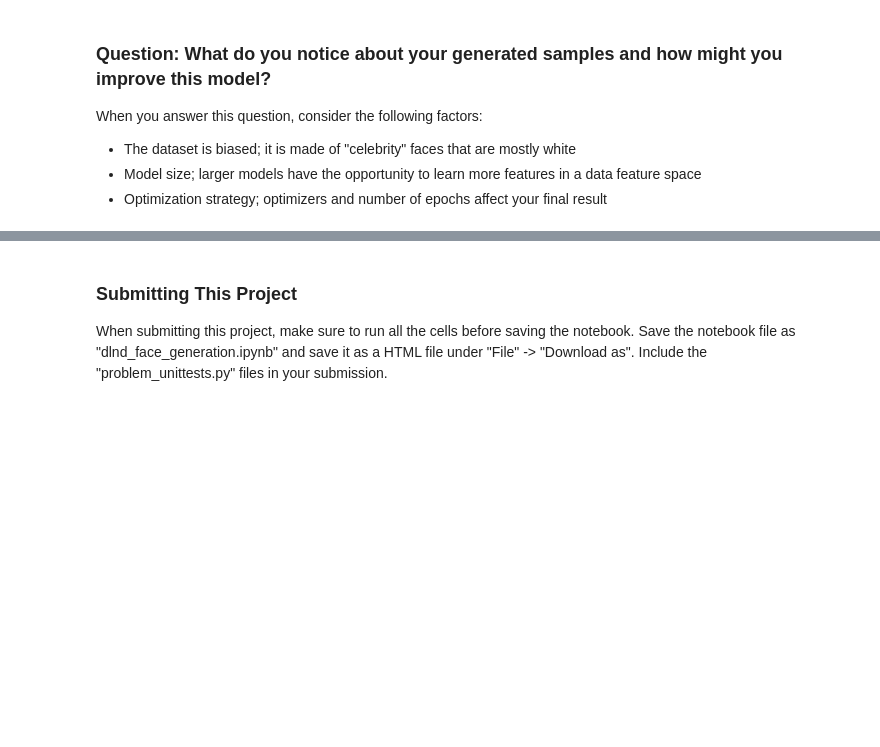
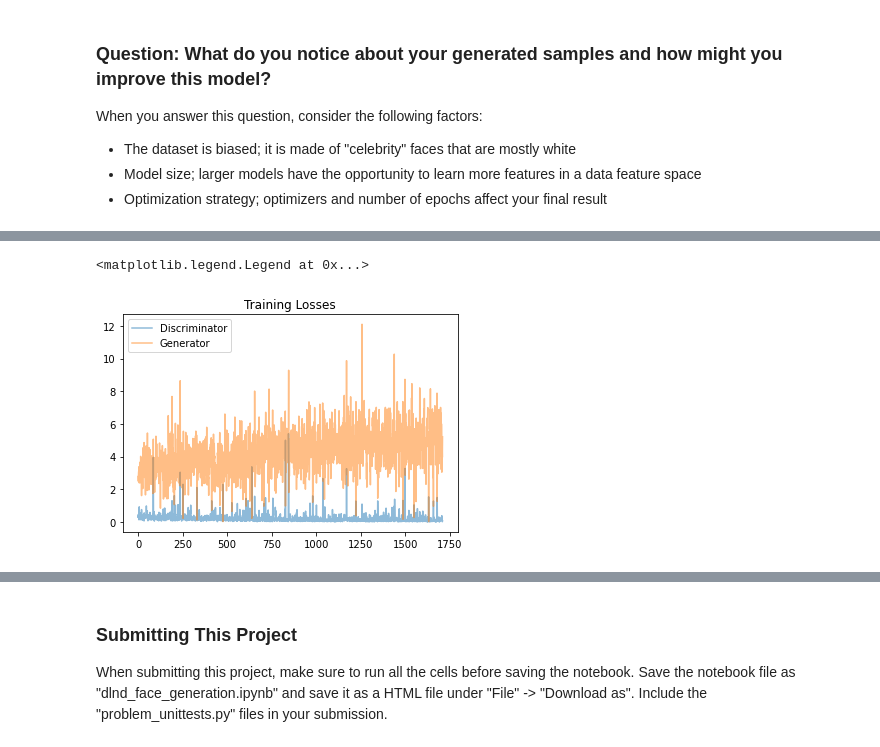
Before and after one commit to aceveggie/deep-learning-v2-pytorch, a Jupyter notebook: project-face-generation/dlnd_face_generation.ipynb, the cells around one changed output, grey strips where cells are left out. Saved outputs shown, nothing was run; the diff lists cells and outputs as text; code cells hidden in the pictures; blank space fills up the shorter version.

Commit message:
finished implementation of gans including generator, discriminator, training, results

```diff
--- a/project-face-generation/dlnd_face_generation.ipynb
+++ b/project-face-generation/dlnd_face_generation.ipynb
@@ -169,7 +167,7 @@ import torch.nn.functional as F
 def convolution(inputs, outputs, k_size=4, stride=2, padding=1, batch_norm=True):
     layers = []
     layers.append(
-        nn.Conv2d(inputs, outputs, kernel_size=k_size, stride=stride, padding=padding)
+        nn.Conv2d(inputs, outputs, kernel_size=k_size, stride=stride, padding=padding, bias=False)
     )
     if batch_norm:
         layers.append(nn.BatchNorm2d(outputs))
@@ -178,7 +176,7 @@ def convolution(inputs, outputs, k_size=4, stride=2, padding=1, batch_norm=True)
 def convolution_transpose(inputs, outputs, k_size=4, stride=2, padding=1, batch_norm=True):
     layers = []
     layers.append(
-        nn.ConvTranspose2d(inputs, outputs, kernel_size=k_size, stride=stride, padding=padding)
+        nn.ConvTranspose2d(inputs, outputs, kernel_size=k_size, stride=stride, padding=padding, bias=False)
     )
     if batch_norm:
         layers.append(nn.BatchNorm2d(outputs))
@@ -246,12 +244,13 @@ class Generator(nn.Module):
         super(Generator, self).__init__()
 
         # complete init function
-        self.fc = nn.Linear(z_size, conv_dim*64)
+        self.z_size = z_size
         self.conv_dim = conv_dim
-        self.conv2d_trans1 = convolution_transpose(conv_dim*4, conv_dim*2)
-        self.conv2d_trans2 = convolution_transpose(conv_dim*2, conv_dim)
+        self.fc = nn.Linear(z_size, self.conv_dim*4*4*4)
+        self.conv2d_trans1 = convolution_transpose(self.conv_dim*4, self.conv_dim*2)
+        self.conv2d_trans2 = convolution_transpose(self.conv_dim*2, self.conv_dim)
         # 3 RGB output
-        self.conv2d_trans3 = convolution_transpose(conv_dim, 3, batch_norm=False)
+        self.conv2d_trans3 = convolution_transpose(self.conv_dim, 3, batch_norm=False)
 
 
     def forward(self, x):
@@ -267,7 +266,7 @@ class Generator(nn.Module):
 
         out_conv_trans1 = F.relu(self.conv2d_trans1(fc_out))
         out_conv_trans2 = F.relu(self.conv2d_trans2(out_conv_trans1))
-        out_conv_trans3 = F.relu(self.conv2d_trans3(out_conv_trans2))
+        out_conv_trans3 = self.conv2d_trans3(out_conv_trans2)
         x = torch.tanh(out_conv_trans3)
         return x
 
@@ -436,10 +435,12 @@ Define optimizers for your models with appropriate hyperparameters.
 # %%
 import torch.optim as optim
 
-learning_rate = 0.0003
+learning_rate = 0.0002
+b1 = 0.5
+b2 = 0.999
 # Create optimizers for the discriminator D and generator G
-d_optimizer = optim.Adam(D.parameters(), learning_rate, [0.5, 0.999])
-g_optimizer = optim.Adam(G.parameters(), learning_rate, [0.5, 0.999])
+d_optimizer = optim.Adam(D.parameters(), learning_rate, [b1, b2])
+g_optimizer = optim.Adam(G.parameters(), learning_rate, [b1, b2])
 # %% [markdown]
 ---
 ## Training
@@ -535,7 +572,7 @@ def train(D, G, n_epochs, print_every=50):
 Set your number of training epochs and train your GAN!
 # %%
 # set number of epochs
-n_epochs =
+n_epochs = 30
 
 
 """
@@ -585,0 +661,15 @@ When you answer this question, consider the following factors:
+# %%
+# following was trained with 30 epochs
+# Load samples from generator, taken while training
+with open('train_samples.pkl', 'rb') as f:
+    samples = pkl.load(f)
+# plot losses again
+fig, ax = plt.subplots()
+losses = np.array(losses)
+plt.plot(losses.T[0], label='Discriminator', alpha=0.5)
+plt.plot(losses.T[1], label='Generator', alpha=0.5)
+plt.title("Training Losses")
+plt.legend()
+# %% [output]
+<matplotlib.legend.Legend at 0x...>
+[figure, added]
```
Also changed, not shown: parts of 16 cells of this notebook.
